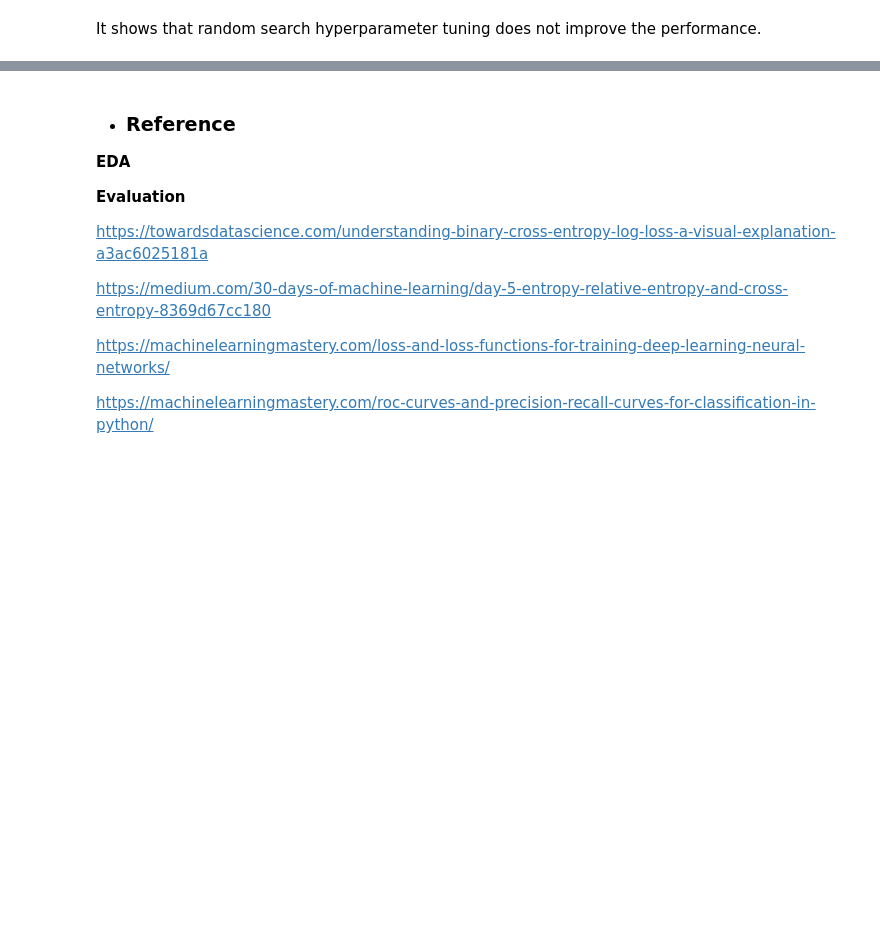
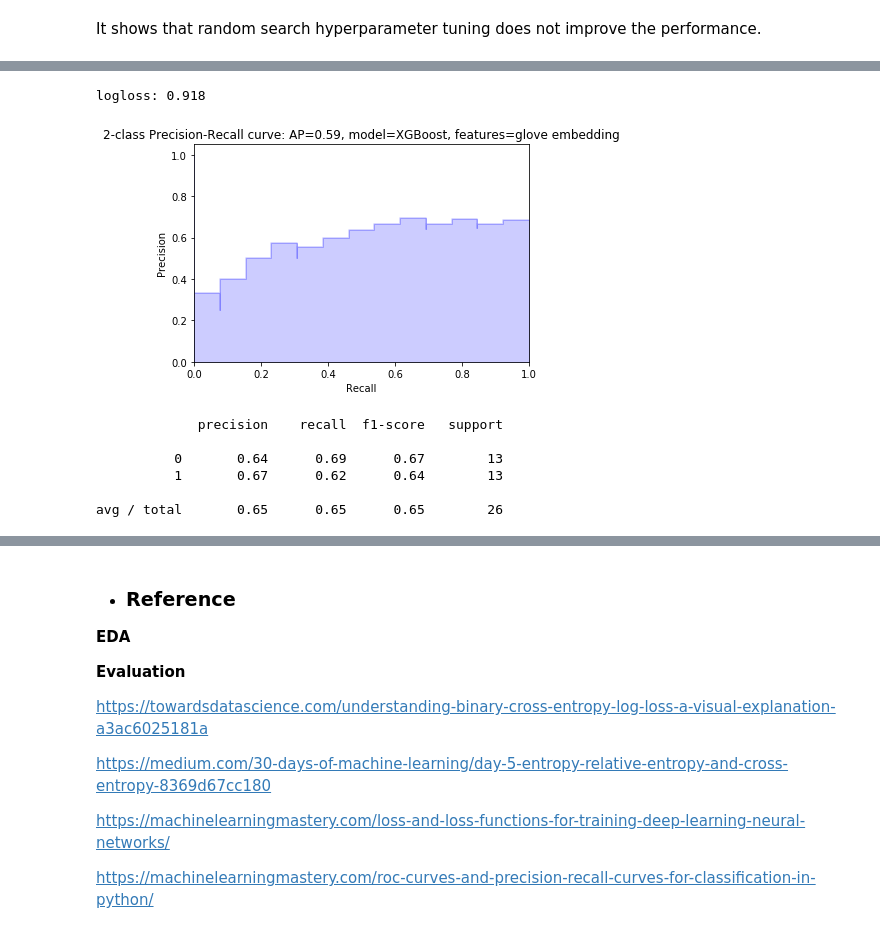
Before and after one commit to ck-unifr/german-wings-airline-challenge, a Jupyter notebook: german-wings-review.ipynb, the cells around one changed output, grey strips where cells are left out. Saved outputs shown, nothing was run; the diff lists cells and outputs as text; code cells hidden in the pictures; blank space fills up the shorter version.

```diff
--- a/german-wings-review.ipynb
+++ b/german-wings-review.ipynb
@@ -1041,0 +1052,54 @@ embeddings_index = dict(get_coefs(*o.strip().split()) for o in open(EMBEDDING_FI
+# %%
+# this function creates a normalized vector for the whole sentence
+def sent2vec(s):
+    #stop_words = nltk.download('stopwords')
+    #words = str(s).lower().decode('utf-8')
+    words = str(s).lower()
+    words = word_tokenize(words)
+    words = [w for w in words if not w in stop_words]
+    words = [w for w in words if w.isalpha()]
+    M = []
+    for w in words:
+        try:
+            M.append(embeddings_index[w])
+        except:
+            continue
+    M = np.array(M)
+    v = M.sum(axis=0)
+    if type(v) != np.ndarray:
+        return np.zeros(300)
+    return v / np.sqrt((v ** 2).sum())
+# %%
+# create sentence vectors using the above function for training and validation set
+
+xtrain_glove = [sent2vec(x) for x in tqdm(xtrain)]
+xvalid_glove = [sent2vec(x) for x in tqdm(xvalid)]
+# %%
+xtrain_glove = np.array(xtrain_glove)
+xvalid_glove = np.array(xvalid_glove)
+# %%
+# Fitting a simple xgboost on glove features
+clf = xgb.XGBClassifier(max_depth=7, n_estimators=200, colsample_bytree=0.8,
+                        subsample=0.8, nthread=10, learning_rate=0.1)
+
+clf.fit(xtrain_glove, ytrain)
+
+predictions = clf.predict_proba(xvalid_glove)
+ypred = clf.predict(xvalid_glove)
+# %%
+print ("logloss: %0.3f " % multiclass_logloss(yvalid, predictions))
+# %% [output]
+logloss: 0.918
+# %%
+plot_pr_curve(yvalid, predictions[:, 1], model_name='XGBoost', features='glove embedding')
+# %% [output]
+[figure, added]
+# %%
+print(classification_report(yvalid.values, ypred))
+# %% [output]
+             precision    recall  f1-score   support
+
+          0       0.64      0.69      0.67        13
+          1       0.67      0.62      0.64        13
+
+avg / total       0.65      0.65      0.65        26
```
Also changed, not shown: parts of 7 cells of this notebook.
